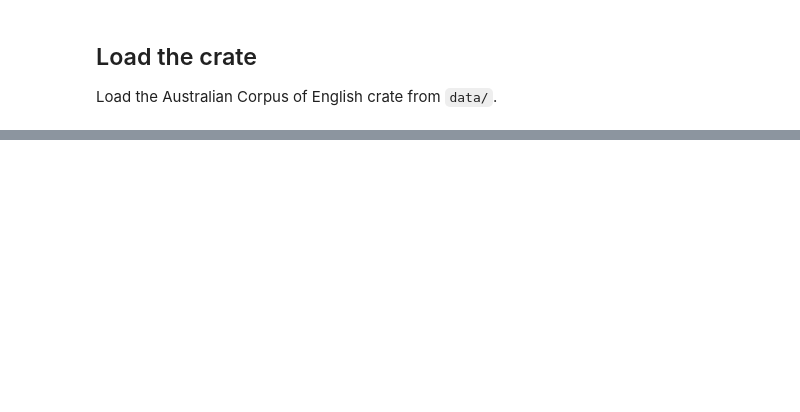
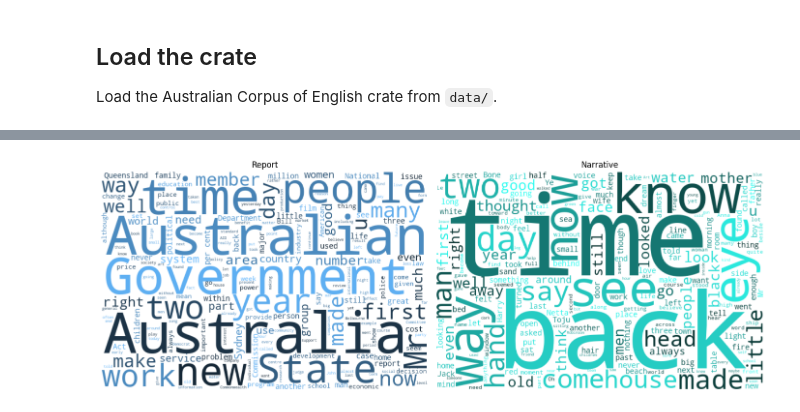
Before and after one commit to unimelbmdap/cdl2-rocrates, a Jupyter notebook: docs/tutorials/basic-nlp-with-text-records.ipynb, the cells around one changed output, grey strips where cells are left out. Drawn from its saved outputs; the diff is of its cells as text; code cells hidden in the pictures; blank space fills up the shorter version.

Commit message:
docs: polish NLP text records tutorial

```diff
--- a/docs/tutorials/basic-nlp-with-text-records.ipynb
+++ b/docs/tutorials/basic-nlp-with-text-records.ipynb
@@ -71,6 +116,0 @@ counts
-# %%
-preview_rows = []
-for records in records_by_genre.values():
-    preview_rows.extend(records[:3])
-
-pd.DataFrame(preview_rows)[["entity_id", "genre", "name", "text"]]
@@ -133,0 +121,5 @@ pd.DataFrame(summary).set_index("genre")
+# %%
+report_graph = tagged.where(genre="Report")
+report_records = list(report_graph.text_records(include_properties=["name", "genre"]))
+
+pd.DataFrame(report_records[:10])[["entity_id", "genre", "name", "text"]]
@@ -133,0 +166,5 @@ pd.DataFrame(summary).set_index("genre")
+# %%
+narrative_graph = tagged.where(genre="Narrative")
+narrative_records = list(narrative_graph.text_records(include_properties=["name", "genre"]))
+narrative_analysed = [analyse_record(record) for record in narrative_records]
+pd.DataFrame(narrative_analysed[:10])[["entity_id", "genre", "word_count", "polarity", "name"]]
@@ -133,0 +206,37 @@ pd.DataFrame(summary).set_index("genre")
+# %%
+import matplotlib.pyplot as plt
+from wordcloud import STOPWORDS, WordCloud, get_single_color_func
+
+stopwords = STOPWORDS | {
+    "one",
+    "said",
+    "will",
+    "would",
+    "could",
+    "may",
+    "might",
+    "must",
+}
+
+
+def render_cloud(ax, genre, records, colour):
+    text = " ".join(record["text"] for record in records)
+    cloud = WordCloud(
+        stopwords=stopwords,
+        background_color="white",
+        color_func=get_single_color_func(colour),
+        width=600,
+        height=400,
+    ).generate(text)
+    ax.imshow(cloud, interpolation="bilinear")
+    ax.set_title(genre)
+    ax.axis("off")
+
+
+fig, (report_ax, narrative_ax) = plt.subplots(1, 2, figsize=(14, 6))
+render_cloud(report_ax, "Report", report_records, colour="steelblue")
+render_cloud(narrative_ax, "Narrative", narrative_records, colour="lightseagreen")
+plt.tight_layout()
+plt.show()
+# %% [output]
+[figure, added]
```
Also changed, not shown: parts of 32 cells of this notebook.
